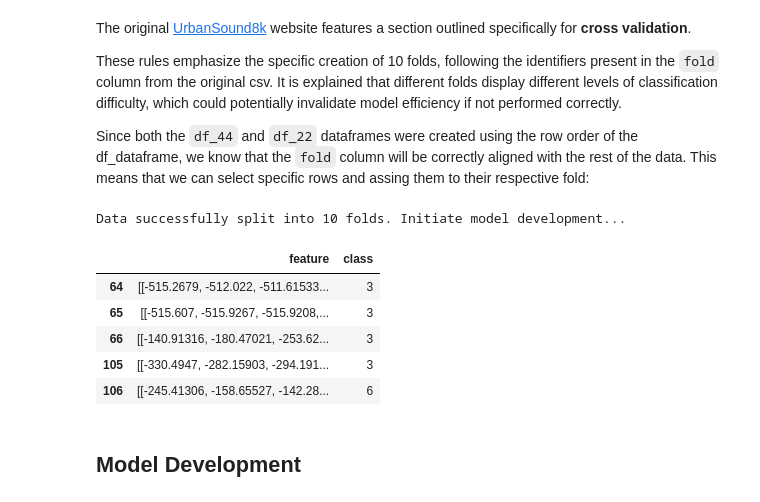
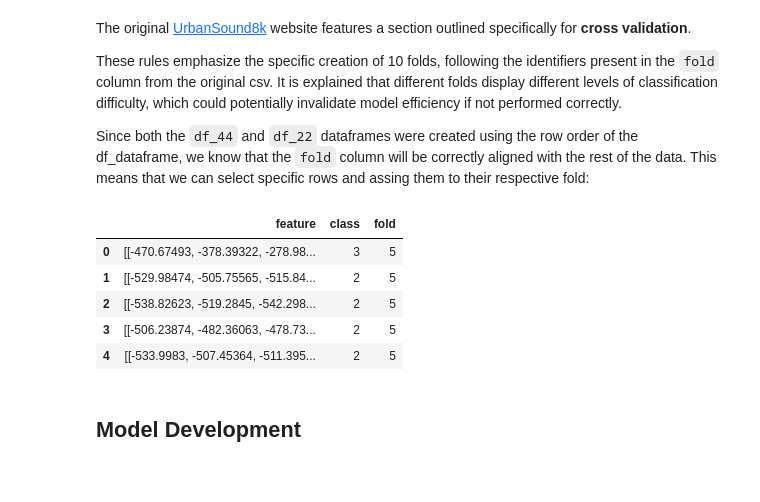
Before and after one commit to pmgfernandes04/Urban-Sounds-Classification, a Jupyter notebook: rnn.ipynb, the cells around one changed output. Saved outputs shown, nothing was run; the diff lists cells and outputs as text; code cells hidden in the pictures.

```diff
--- a/rnn.ipynb
+++ b/rnn.ipynb
@@ -220,31 +224,20 @@ The original [UrbanSound8k](https://urbansounddataset.weebly.com/urbansound8k.ht
 These rules emphasize the specific creation of 10 folds, following the identifiers present in the `fold` column from the original csv. It is explained that different folds display different levels of classification difficulty, which could potentially invalidate model efficiency if not performed correctly.
 
 Since both the `df_44` and `df_22` dataframes were created using the row order of the df_dataframe, we know that the `fold` column will be correctly aligned with the rest of the data. This means that we can select specific rows and assing them to their respective fold:
-# %%
-# Avoids constant running of feature extraction
-df_44 = pd.read_pickle('rnn_2d_44.pkl')
-
-# Create a dictionary to store the folds for df_44
-folds = {}
-
-# i iterates from 1 through 10
-for i in range(1, 11):
-    # row r with fold i in df
-    # corresponds to row n in df_44
-    # adds to specific fold in dictionary
-    folds[i] = df_44[df['fold'] == i]
-
-print("Data successfully split into 10 folds. Initiate model development...")
-
-folds[1].head()
-# %% [output]
-Data successfully split into 10 folds. Initiate model development...
-|  | feature | class |
-| 64 | [[-515.2679, -512.022, -511.61533... | 3 |
-| 65 | [[-515.607, -515.9267, -515.9208,... | 3 |
-| 66 | [[-140.91316, -180.47021, -253.62... | 3 |
-| 105 | [[-330.4947, -282.15903, -294.191... | 3 |
-| 106 | [[-245.41306, -158.65527, -142.28... | 6 |
+# %%
+# Avoids constant running of feature extraction
+df_44 = pd.read_pickle('../rnn_2d_44.pkl')
+
+df_44['fold'] = df['fold']
+
+df_44.head()
+# %% [output]
+|  | feature | class | fold |
+| 0 | [[-470.67493, -378.39322, -278.98... | 3 | 5 |
+| 1 | [[-529.98474, -505.75565, -515.84... | 2 | 5 |
+| 2 | [[-538.82623, -519.2845, -542.298... | 2 | 5 |
+| 3 | [[-506.23874, -482.36063, -478.73... | 2 | 5 |
+| 4 | [[-533.9983, -507.45364, -511.395... | 2 | 5 |
 # %% [markdown]
 ## Model Development
 # %% [markdown]
```
Also changed, not shown: parts of 18 cells of this notebook, 1 other file.
